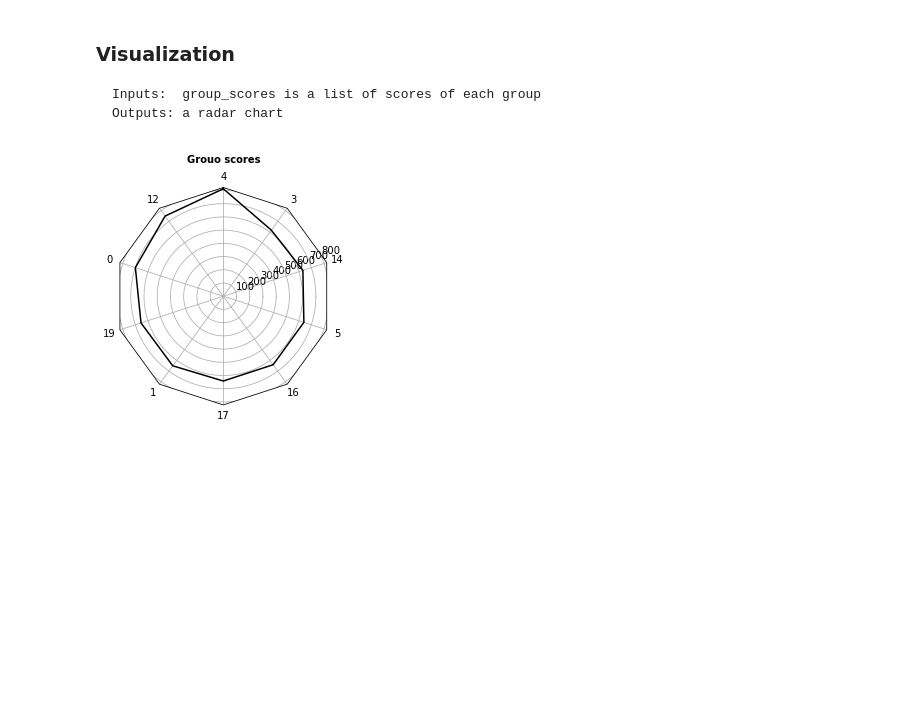
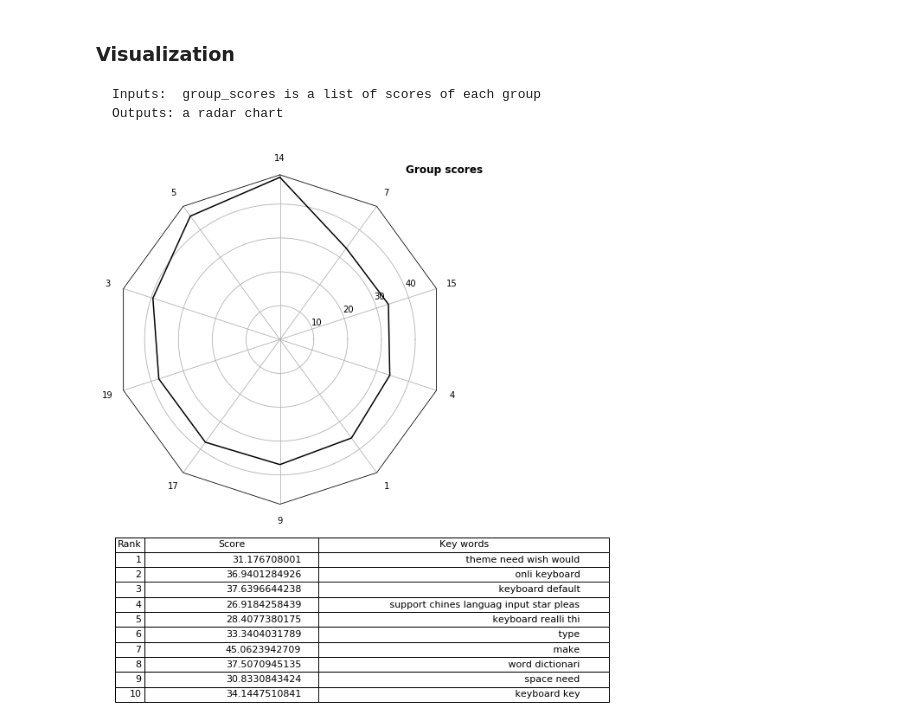
Before and after one commit to jinyyy666/AR_Miner, a Jupyter notebook: AR_Miner.ipynb, the cells around one changed output. Saved outputs shown, nothing was run; the diff lists cells and outputs as text; code cells hidden in the pictures; blank space fills up the shorter version.

Commit message:
Added key words in group ranking demo

```diff
--- a/AR_Miner.ipynb
+++ b/AR_Miner.ipynb
@@ -20,7 +20,7 @@ import lda.datasets
 # %%
 %run ./AR_util.py
 %run ./AR_reviewInstance.py
-datasetName = "templerun2" # four apps : facebook, templerun2, swiftkey, tapfish
+datasetName = "swiftkey" # four apps : facebook, templerun2, swiftkey, tapfish
 
 rmStopWords = False # Removing stop words lead to information loss and bad f-score
 rmRareWords = True
@@ -82,5 +82,5 @@ Number of informative reviews: 14684
 # doc_topi : a k*n_topics np matrix, which indicates the probability of each review belongs to one of the topic
 # vocab: a list of vocabulary words
 n_topics = 20
-doc_topic, vocab = AR_lda(informRev, informMat, vocabulary, n_topics)
+doc_topic, vocab, top_words_list = AR_lda(informRev, informMat, vocabulary, n_topics)
 # %% [output]
@@ -262,17 +262,10 @@ Instance reviews for topic: 19
 
     Inputs:  group_scores is a list of scores of each group
     Outputs: a radar chart
-# %%
-%run ./AR_visualization.py
-
-N = 10
-theta = radar_factory(N, frame='polygon')
-
-fig = plt.figure()
-ax = fig.add_subplot(1, 1, 1, projection='radar')
-ax.set_title('Grouo scores', weight='bold', size='medium', position=(0.5, 1.1), horizontalalignment='center', verticalalignment='center')
-ax.plot(theta, group_scores[0:10], color='k')
-ax.set_varlabels(sorted_group_indices)
-plt.show()
-# %% [output]
-[figure, removed]
+# %%
+%run ./AR_visualization.py
+
+group_count = 10
+plot_group_ranking(group_scores, sorted_group_indices, top_words_list, group_count)
+# %% [output]
+[figure, added]
```
Also changed, not shown: parts of 4 cells of this notebook, 3 other files.
